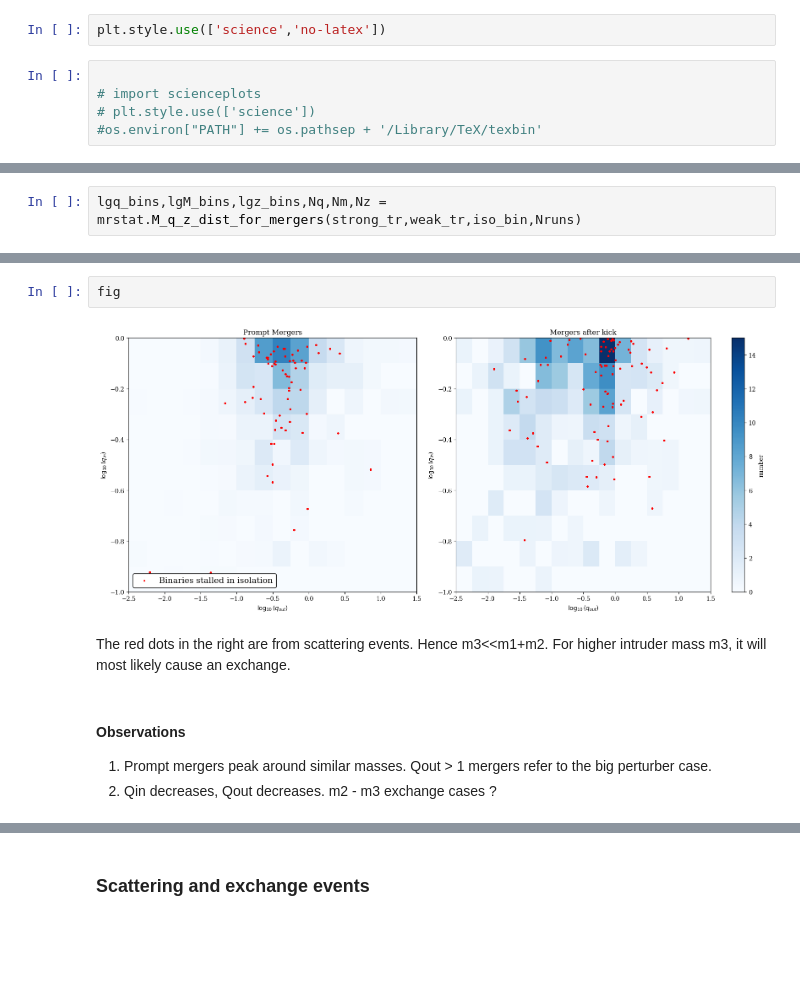
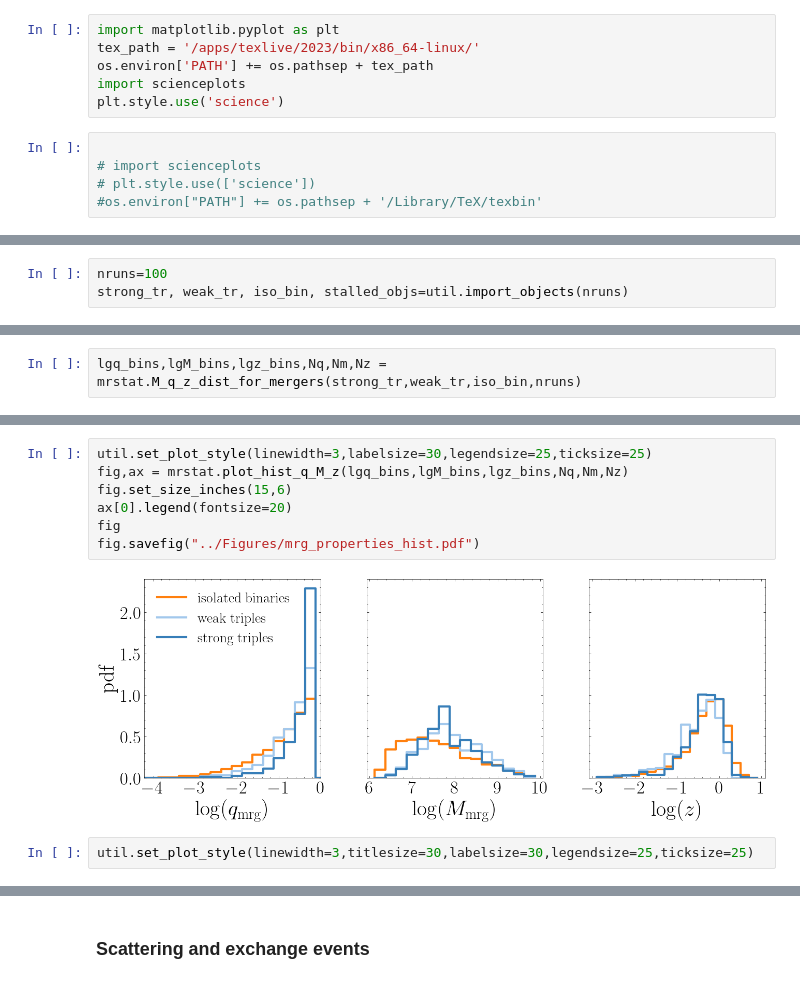
Before and after one commit to pranav-satheesh/Triple-MBH-Illustris, a Jupyter notebook: notebooks/merger_properties.ipynb, the cells around one changed output, grey strips where cells are left out. Cells and saved outputs as stored; diff of their text form; blank space fills up the shorter version.

```diff
--- a/notebooks/merger_properties.ipynb
+++ b/notebooks/merger_properties.ipynb
@@ -28,5 +25,9 @@ plt.rc('text', usetex=True)
-# %%
-plt.style.use(['science','no-latex'])
+# %%
+import matplotlib.pyplot as plt
+tex_path = '/apps/texlive/2023/bin/x86_64-linux/'
+os.environ['PATH'] += os.pathsep + tex_path
+import scienceplots
+plt.style.use('science')
 # %%
 
 # import scienceplots
@@ -87,0 +38,3 @@ print(f"{np.mean(exchanges_Tr_ej)/189 * 100:.2f} % are exchange events in merger
+# %%
+nruns=100
+strong_tr, weak_tr, iso_bin, stalled_objs=util.import_objects(nruns)
@@ -108,2 +81,2 @@ z max for iso binary 6.460
 # %%
-lgq_bins,lgM_bins,lgz_bins,Nq,Nm,Nz = mrstat.M_q_z_dist_for_mergers(strong_tr,weak_tr,iso_bin,Nruns)
+lgq_bins,lgM_bins,lgz_bins,Nq,Nm,Nz = mrstat.M_q_z_dist_for_mergers(strong_tr,weak_tr,iso_bin,nruns)
@@ -270,12 +83,11 @@ plt.savefig("../Figures/2d-hist-qin-qout-for-mergers.pdf")
-# %%
-fig
-# %% [output]
-[figure, removed]
-# %% [markdown]
-The red dots in the right are from scattering events. Hence m3<<m1+m2.
-For higher intruder mass m3, it will most likely cause an exchange.
-# %% [markdown]
-#### Observations
-
-1. Prompt mergers peak around similar masses. Qout > 1 mergers refer to the big perturber case.
-2. Qin decreases, Qout decreases. m2 - m3 exchange cases ?
+# %%
+util.set_plot_style(linewidth=3,labelsize=30,legendsize=25,ticksize=25)
+fig,ax = mrstat.plot_hist_q_M_z(lgq_bins,lgM_bins,lgz_bins,Nq,Nm,Nz)
+fig.set_size_inches(15,6)
+ax[0].legend(fontsize=20)
+fig
+fig.savefig("../Figures/mrg_properties_hist.pdf")
+# %% [output]
+[figure, added]
+# %%
+util.set_plot_style(linewidth=3,titlesize=30,labelsize=30,legendsize=25,ticksize=25)
```
Also changed, not shown: parts of 27 cells of this notebook, 10 other files.
